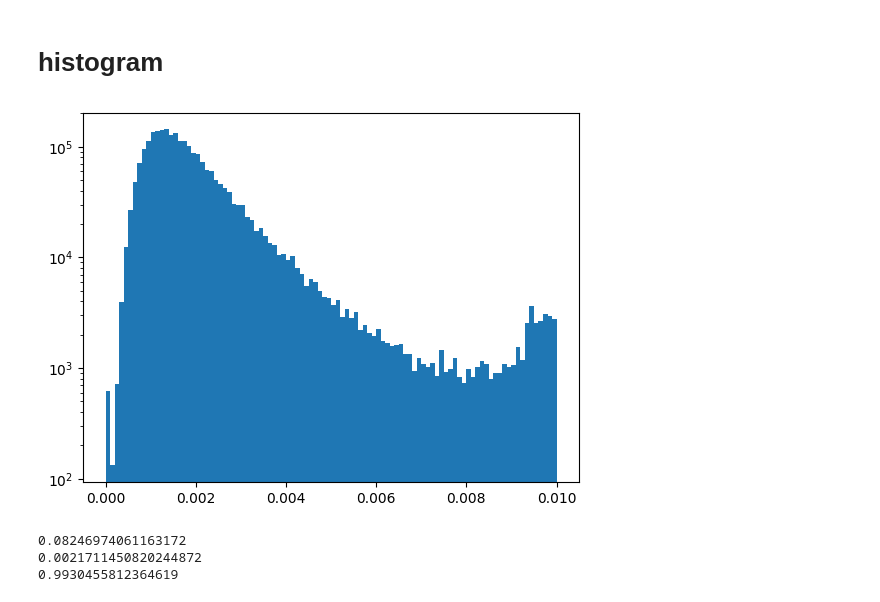
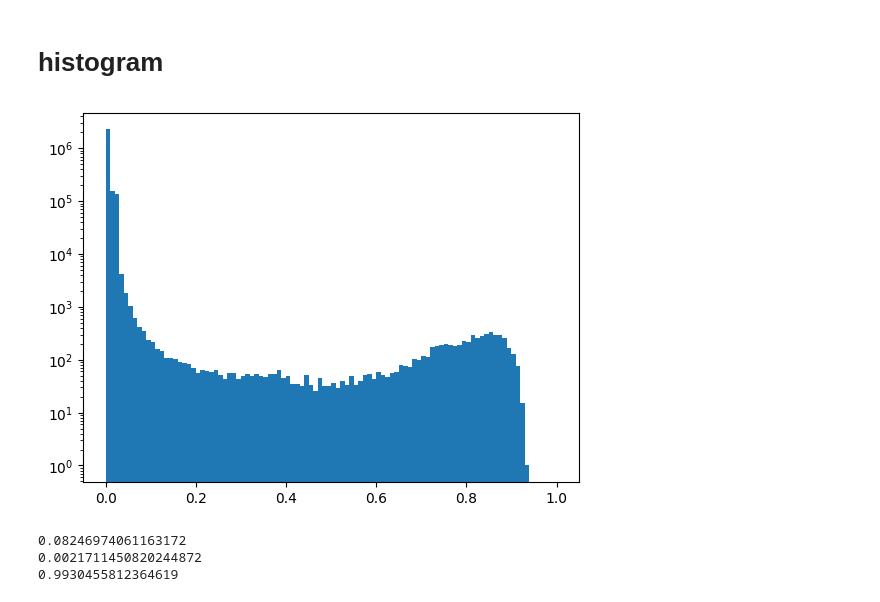
Before and after one commit to viktorcikojevic/kaggle_sennet, a Jupyter notebook: notebooks/investigate-predictions.ipynb, the cells around one changed output. Cells and saved outputs as stored; diff of their text form; code cells hidden in the pictures.

```diff
--- a/notebooks/investigate-predictions.ipynb
+++ b/notebooks/investigate-predictions.ipynb
@@ -69,13 +69,13 @@ plt.imshow(mid_slice_labels[200:400, 600:800][15:30, 50:70][4:10, 6:12])
 # histogram
 # %%
 x = mid_slice.flatten()
-plt.hist(x, bins=100, range=(0, 0.01));
+plt.hist(x, bins=100, range=(0, 1));
 
 plt.yscale('log')
 
 # plt.ylim(0, 20)
 # %% [output]
-[figure, old version]
+[figure, new version]
 # %%
 print(np.sum(x>0.005) / x.shape[0])
 print(np.sum(x>0.9) / x.shape[0])
```
Also changed, not shown: parts of 16 cells of this notebook, 1 other file.
